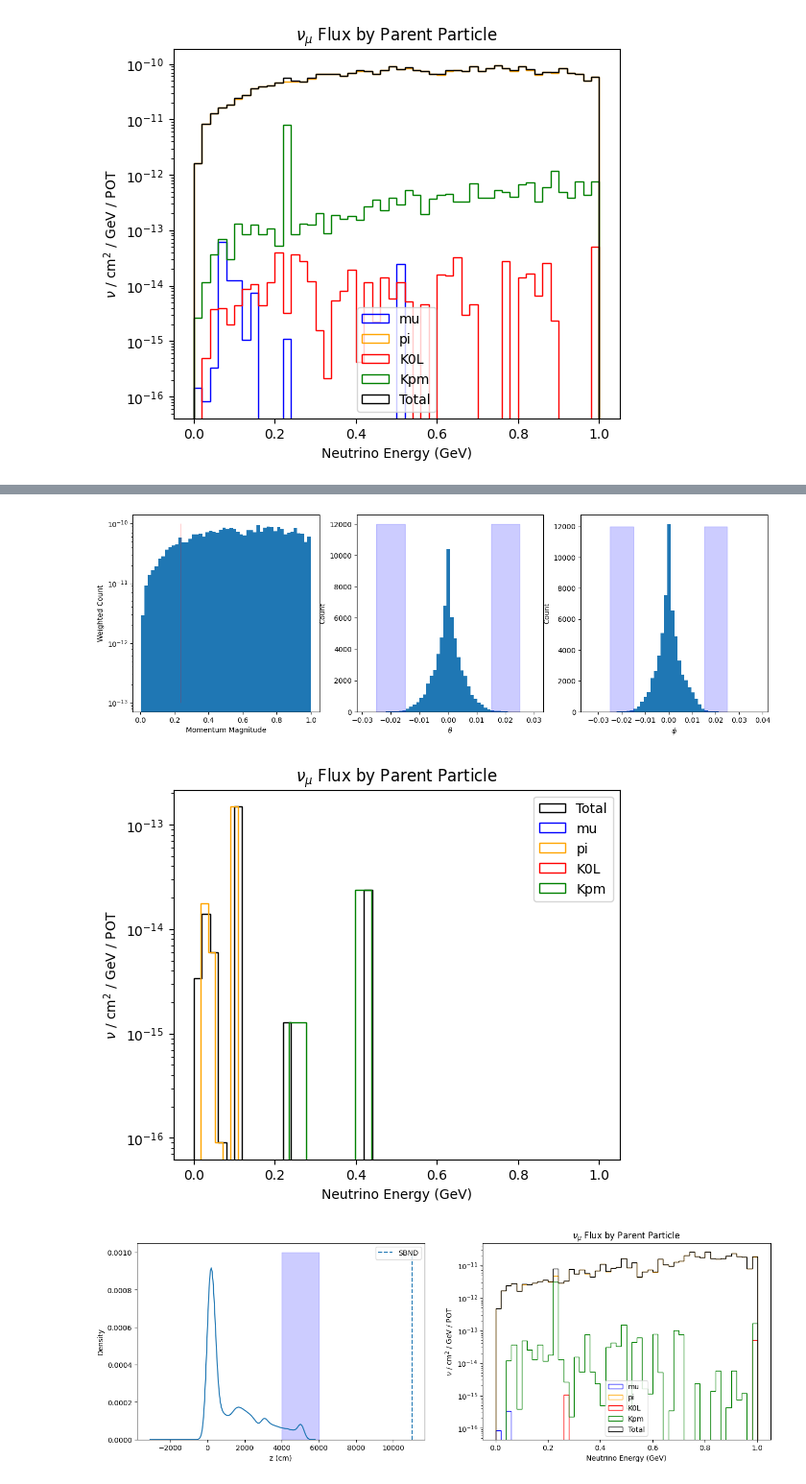
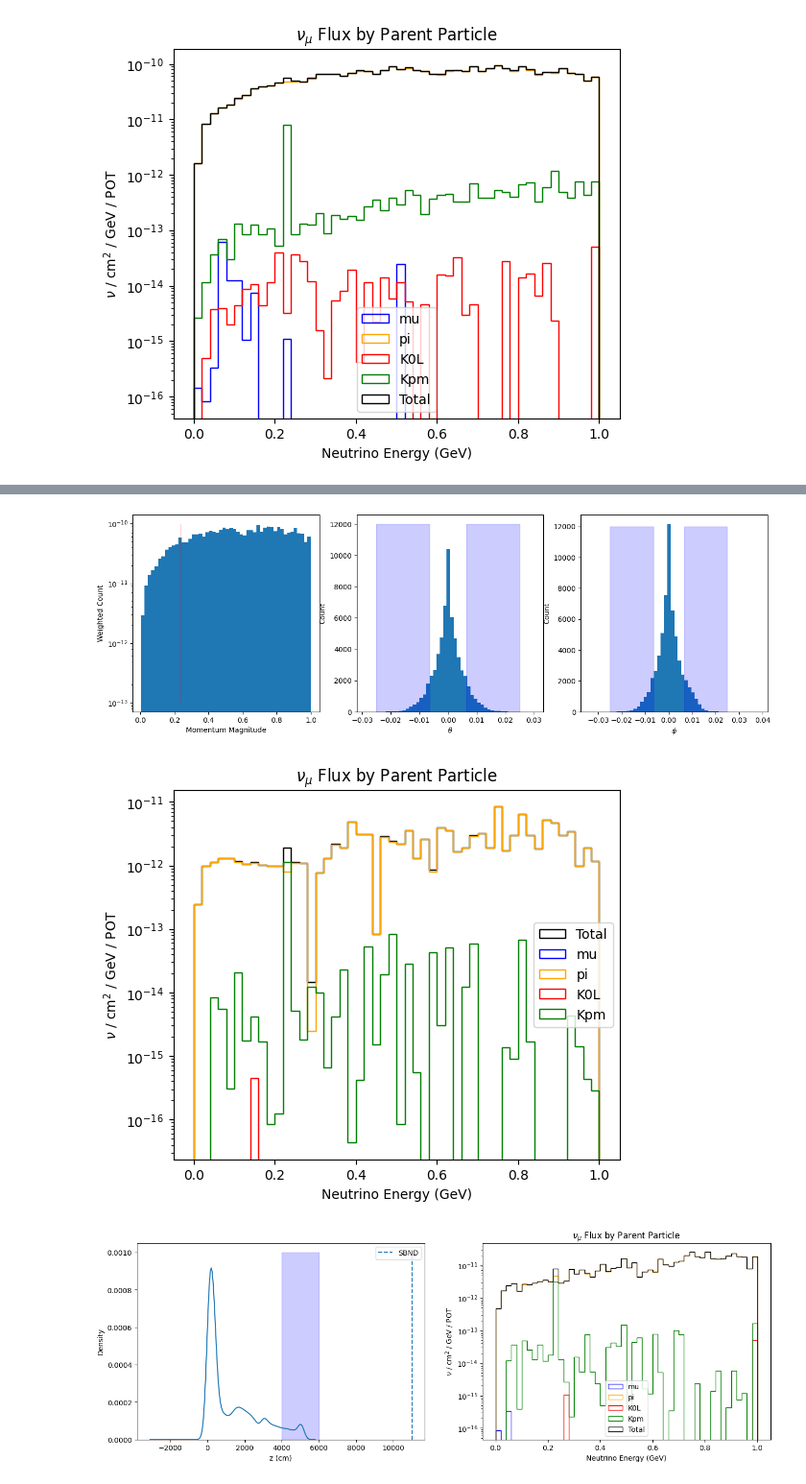
Before and after one commit to tomdsimpson/KDAR-Summer-Project, a Jupyter notebook: possible_selections.ipynb, the cells around one changed output, grey strips where cells are left out. Shown at 96% size. Saved outputs shown, nothing was run; the diff lists cells and outputs as text; code cells hidden in the pictures.

```diff
--- a/possible_selections.ipynb
+++ b/possible_selections.ipynb
@@ -134,7 +132,7 @@ ax1.set_yscale("log")
 ax2.hist(phis, bins=50)
 ax3.hist(thetas, bins=50)
 
-angle_mag = 0.01
+angle_mag = 0.0065
 theta_mask = (thetas >= angle_mag) | (thetas <= -angle_mag)
 phi_mask   = (phis >= angle_mag) | (phis <= -angle_mag)
 
@@ -147,35 +145,35 @@ ax1.set_ylabel("Weighted Count")
 ax1.set_xlabel("Momentum Magnitude")
 ax2.set_ylabel("Count")
 ax2.set_xlabel(r"$\theta$")
 ax3.set_ylabel("Count")
 ax3.set_xlabel(r"$\phi$")
 
 
 plt.show()
 
 fig, ax = plt.subplots(figsize=(6,5))
 
 # Total Flux
 ax.hist(energies[theta_mask & is_numu & energy_range& phi_mask], bins=bins, weights=tot_wgts[is_numu & energy_range & theta_mask & phi_mask], label="Total",
         color="black", histtype="step", linewidth=1)
 
 for label, (parent_mask, colour) in parent_groups.items():
     mask = parent_mask & theta_mask & is_numu & energy_range & phi_mask
     ax.hist(energies[mask], bins=bins, weights=tot_wgts[mask],
             label=label, color=colour, histtype="step", linewidth=1)
 
 
 
 ax.set_xlabel("Neutrino Energy (GeV)")
 ax.set_ylabel(r"$\nu$ / cm$^2$ / GeV / POT")
 ax.set_title(r"$\nu_\mu$ Flux by Parent Particle")
 ax.legend()
 ax.set_yscale("log")
 
 plt.show()
 # %% [output]
-[figure, old version]
+[figure, new version]
-[figure, old version]
+[figure, new version]
 # %%
 # Parent Decay Positions
 
```
Also changed, not shown: parts of 4 cells of this notebook, 2 other files.
